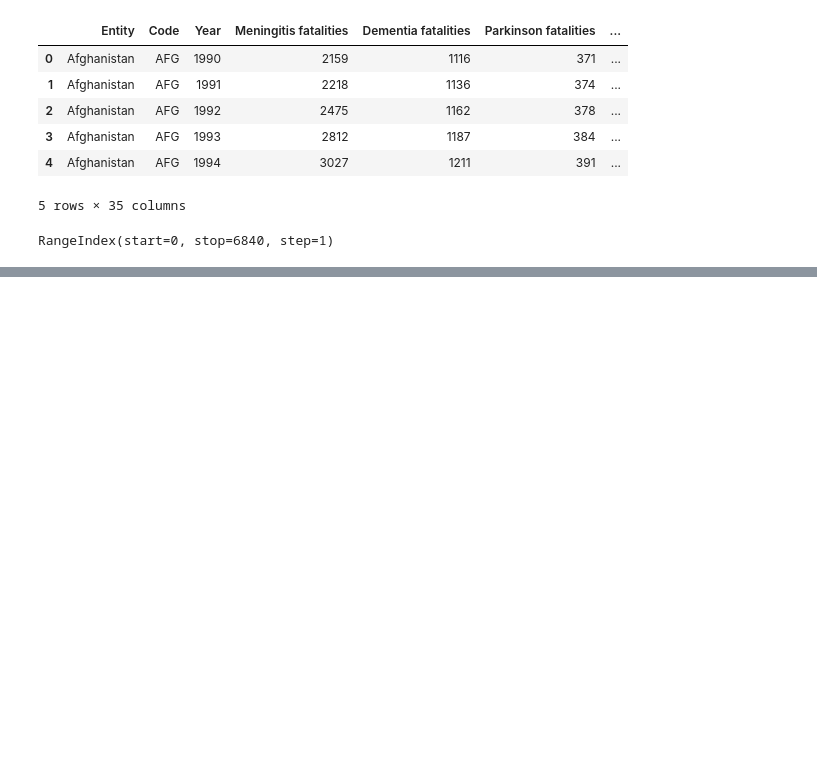
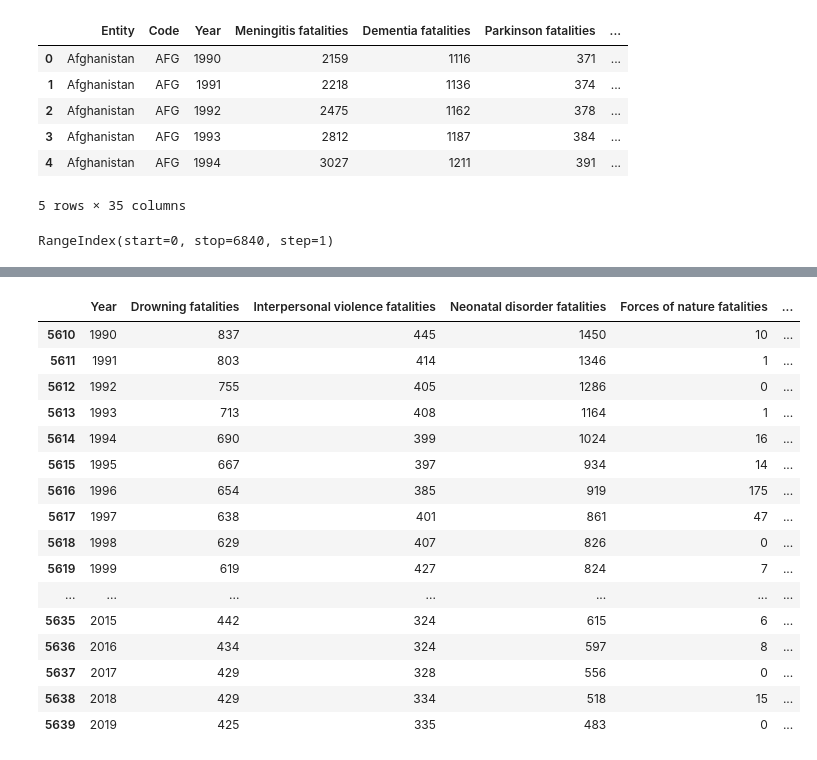
Before and after one commit to alegonzjur/ProyectoTFG, a Jupyter notebook: data/comp.ipynb, the cells around one changed output, grey strips where cells are left out. Cells and saved outputs as stored; diff of their text form; code cells hidden in the pictures; blank space fills up the shorter version.

```diff
--- a/data/comp.ipynb
+++ b/data/comp.ipynb
@@ -28,0 +96,21 @@ RangeIndex(start=0, stop=6840, step=1)
+# %%
+fisicas = españa[Enfermedades_Fisicas]
+fisicas
+# %% [output]
+|  | Year | Drowning fatalities | Interpersonal violence fatalities | Neonatal disorder fatalities | Forces of nature fatalities | ... |
+| 5610 | 1990 | 837 | 445 | 1450 | 10 | ... |
+| 5611 | 1991 | 803 | 414 | 1346 | 1 | ... |
+| 5612 | 1992 | 755 | 405 | 1286 | 0 | ... |
+| 5613 | 1993 | 713 | 408 | 1164 | 1 | ... |
+| 5614 | 1994 | 690 | 399 | 1024 | 16 | ... |
+| 5615 | 1995 | 667 | 397 | 934 | 14 | ... |
+| 5616 | 1996 | 654 | 385 | 919 | 175 | ... |
+| 5617 | 1997 | 638 | 401 | 861 | 47 | ... |
+| 5618 | 1998 | 629 | 407 | 826 | 0 | ... |
+| 5619 | 1999 | 619 | 427 | 824 | 7 | ... |
+| ... | ... | ... | ... | ... | ... | ... |
+| 5635 | 2015 | 442 | 324 | 615 | 6 | ... |
+| 5636 | 2016 | 434 | 324 | 597 | 8 | ... |
+| 5637 | 2017 | 429 | 328 | 556 | 0 | ... |
+| 5638 | 2018 | 429 | 334 | 518 | 15 | ... |
+| 5639 | 2019 | 425 | 335 | 483 | 0 | ... |
```
Also changed, not shown: parts of 8 cells of this notebook.
